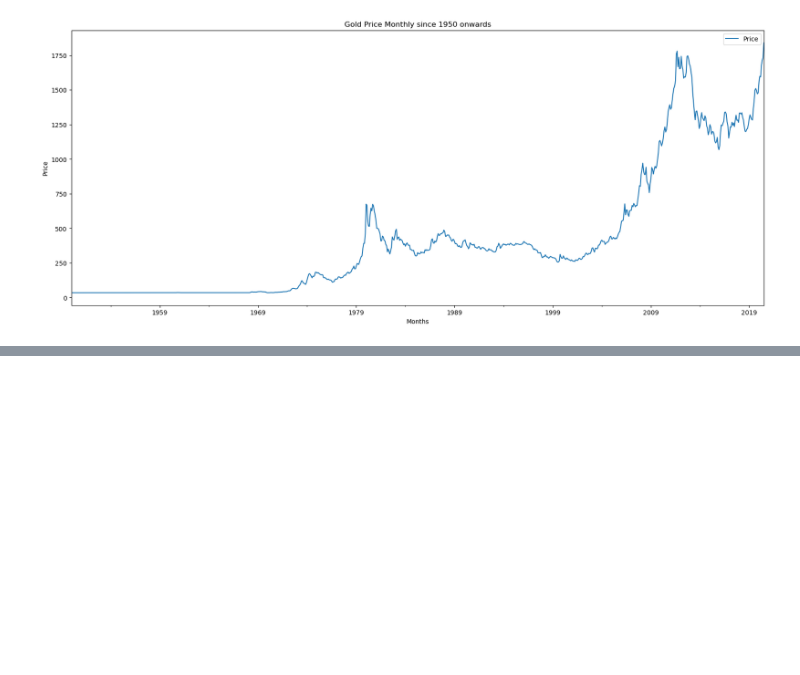
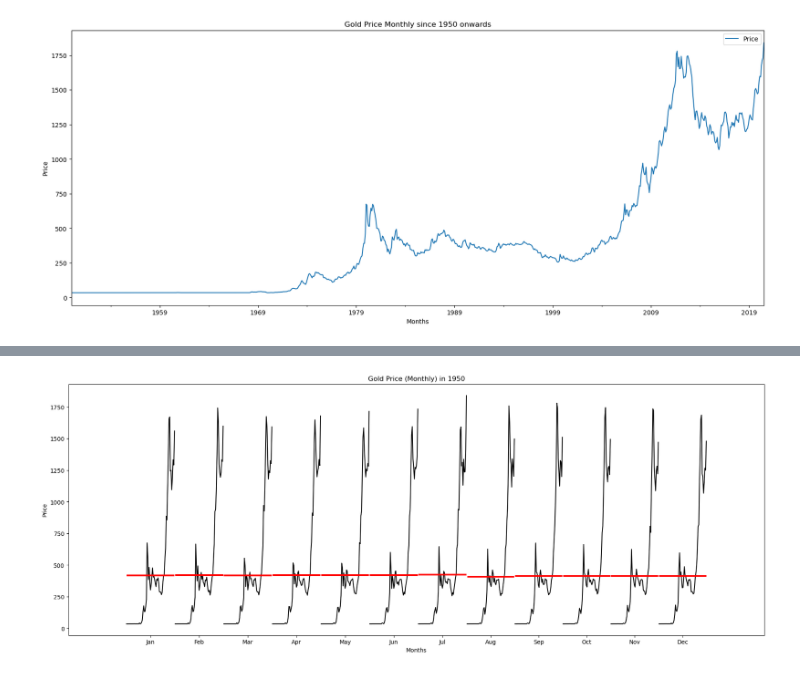
Before and after one commit to parthvichare/Gold-Price-Analysis, a Jupyter notebook: GOLD forecasting.ipynb, the cells around one changed output, grey strips where cells are left out. Cells and saved outputs as stored; diff of their text form; code cells hidden in the pictures; blank space fills up the shorter version.

```diff
--- a/GOLD forecasting.ipynb
+++ b/GOLD forecasting.ipynb
@@ -64,0 +126,12 @@ plt.show()
+# %%
+from statsmodels.graphics.tsaplots import month_plot
+
+fig,ax=plt.subplots(figsize=(22,8))
+
+month_plot(df,ylabel='GOLD Price', ax=ax)
+plt.title('Gold Price (Monthly) in 1950')
+plt.xlabel('Months')
+plt.ylabel('Price')
+plt.show()
+# %% [output]
+[figure, added]
```
Also changed, not shown: parts of 17 cells of this notebook.
